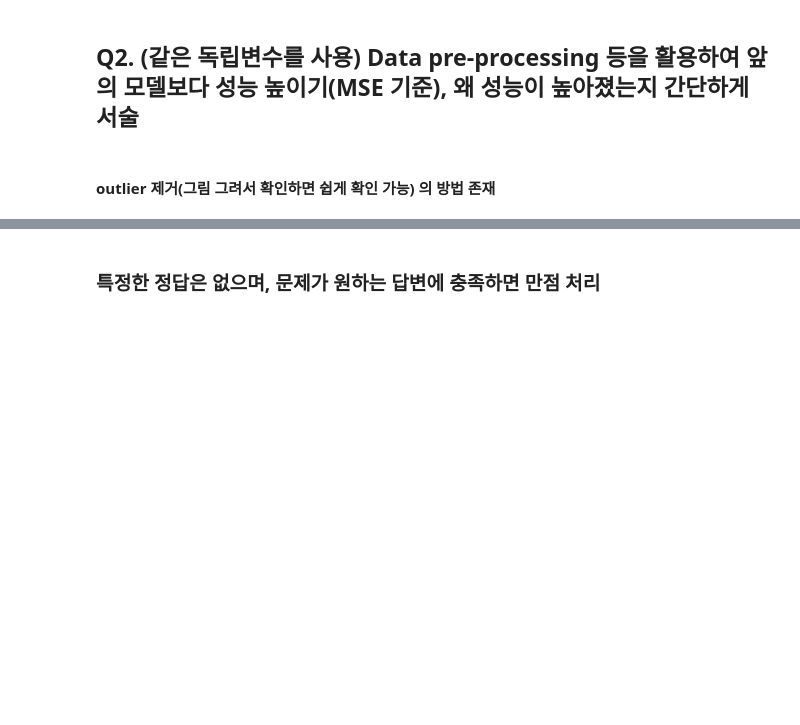
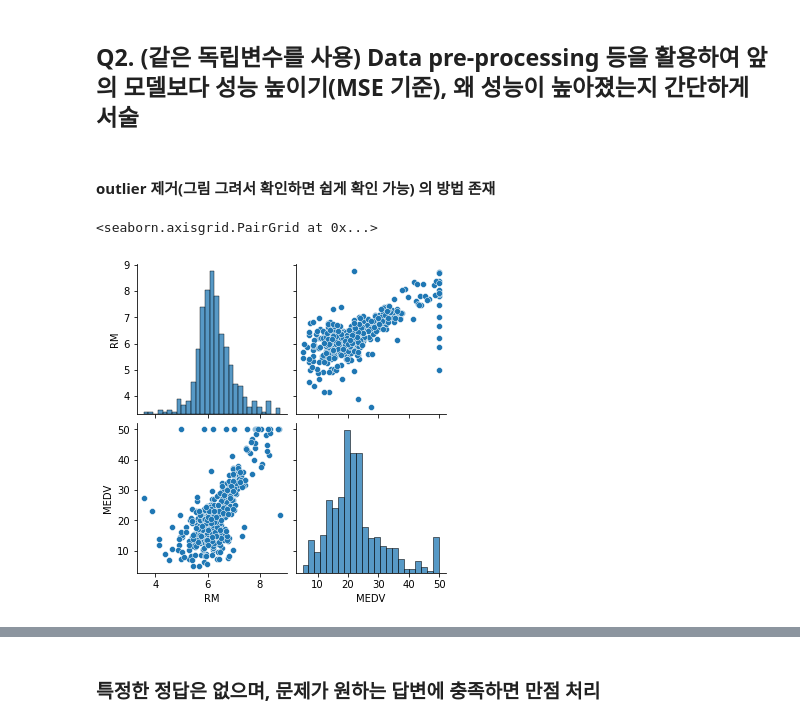
Before and after one commit to whiteibescu/BigData_Rprogramming, a Jupyter notebook: Day7_hw7/Homework1.ipynb, the cells around one changed output, grey strips where cells are left out. Drawn from its saved outputs; the diff is of its cells as text; code cells hidden in the pictures; blank space fills up the shorter version.

```diff
--- a/Day7_hw7/Homework1.ipynb
+++ b/Day7_hw7/Homework1.ipynb
@@ -92,3 +106,8 @@ sns.heatmap(data = df.corr(), annot=True,
 ## Q2. (같은 독립변수를 사용) Data pre-processing 등을 활용하여 앞의 모델보다 성능 높이기(MSE 기준), 왜 성능이 높아졌는지 간단하게 서술
 # %% [markdown]
 #### outlier 제거(그림 그려서 확인하면 쉽게 확인 가능) 의 방법 존재
+# %%
+sns.pairplot(df[['RM','MEDV']])
+# %% [output]
+<seaborn.axisgrid.PairGrid at 0x...>
+[figure, added]
```
Also changed, not shown: parts of 9 cells of this notebook, 25 other files.
